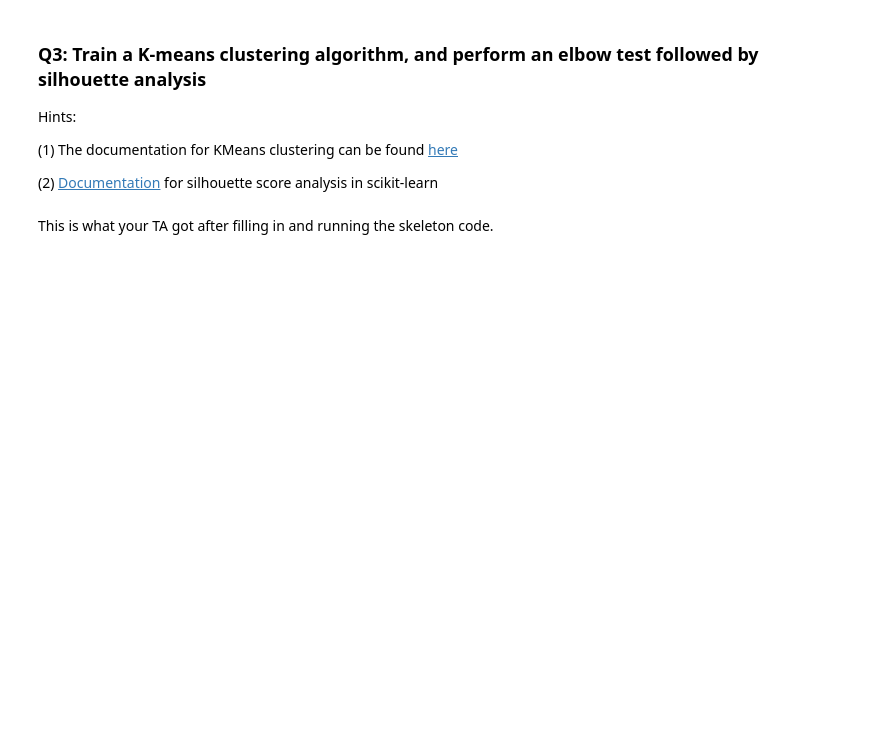
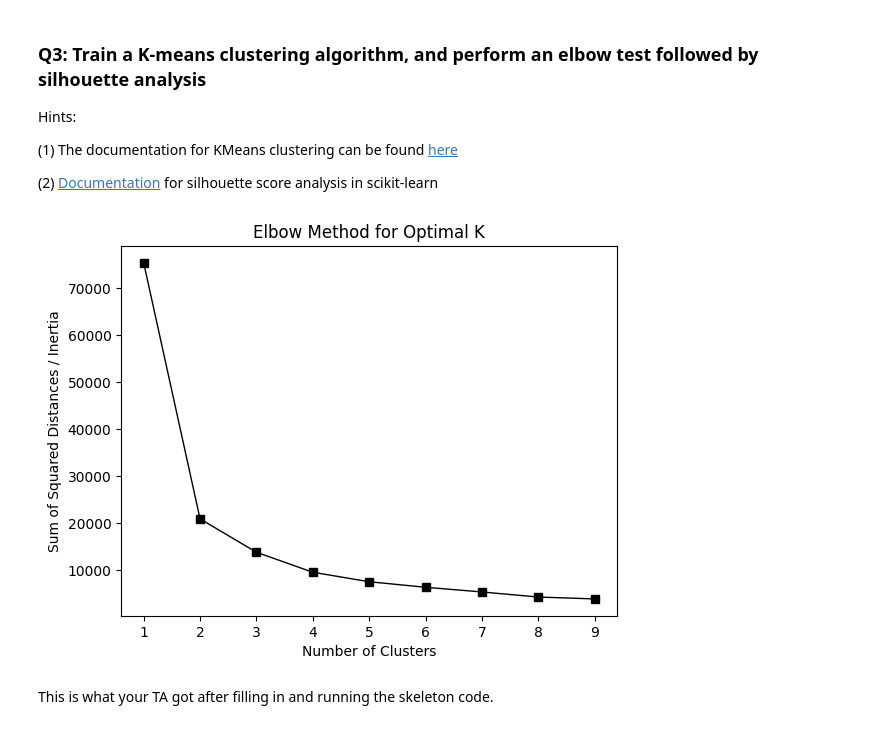
Before and after one commit to Lipow17/2024_Intro_Python, a Jupyter notebook: W4_S1.ipynb, the cells around one changed output. Cells and saved outputs as stored; diff of their text form; code cells hidden in the pictures; blank space fills up the shorter version.

```diff
--- a/W4_S1.ipynb
+++ b/W4_S1.ipynb
@@ -169,4 +166,5 @@ Hints:
 # %%
 # Create your input for model training here
 # Input should contain penguin_df['culmen_length_mm'] and penguin_df['flipper_length_mm']
-X = _____________________________________________
+XClean = pd.DataFrame(penguin_df[['culmen_length_mm','flipper_length_mm']])
+print(XClean)
@@ -189,6 +203,12 @@ from sklearn.________ import ______
 from sklearn._______ import ________________
 # %%
 # Store the K-means inertia in an empty list
+kmeans_list = []
+k = range(1,10)
+for num_clusters in k:
+  kmeans = KMeans(n_clusters=num_clusters)
+  kmeans.fit(XClean)
+  kmeans_list.append(kmeans.inertia_)
 # %%
 #@title Skeleton code
 # Store the K-means inertia in an empty list
@@ -199,9 +219,14 @@ for ___________ in ______ :
  _______.___(X)
  ________________._______(___________)
 # %%
-# To finish the elbow method analysis,
-# plot the change in inertia when you change the number of clusters
-# you used to train the k-means clustering algorithm.
+# To finish the elbow method analysis, plot the change in inertia when you change the number of clusters you used to train the k-means clustering algorithm.
+plt.plot(k,kmeans_list,marker='s',c='k',lw=1)
+plt.xlabel('Number of Clusters')
+plt.ylabel('Sum of Squared Distances / Inertia')
+plt.title('Elbow Method for Optimal K')
+plt.show()
+# %% [output]
+[figure, added]
 # %%
 #@title Skeleton code
 # To finish the elbow method analysis, plot the change in inertia when you change the number of clusters you used to train the k-means clustering algorithm.
```
Also changed, not shown: parts of 6 cells of this notebook.
